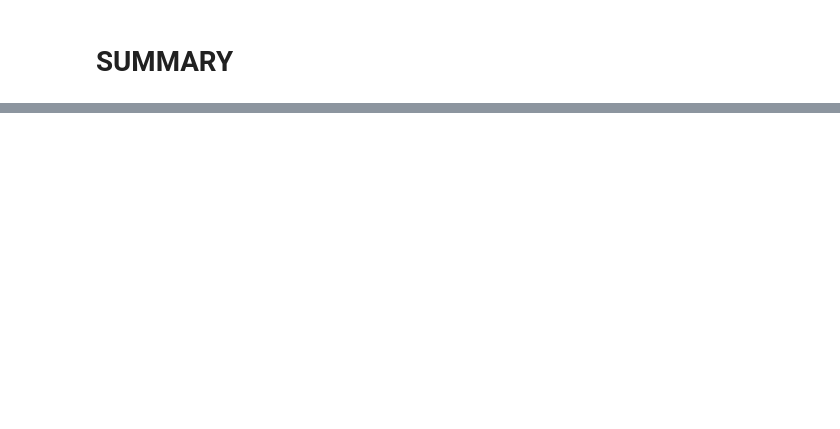
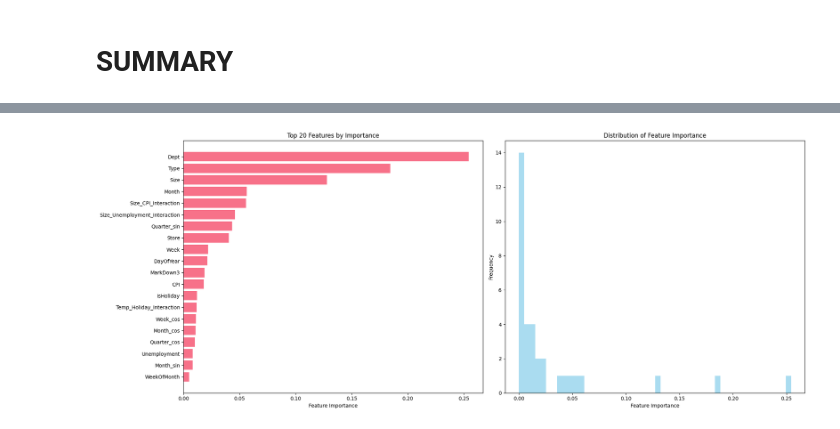
Before and after one commit to wrymp/Final-Project-Walmart-Recruiting---Store-Sales-Forecasting, a Jupyter notebook: model_experiment_XGBoost.ipynb, the cells around one changed output, grey strips where cells are left out. Cells and saved outputs as stored; diff of their text form; code cells hidden in the pictures; blank space fills up the shorter version.

```diff
--- a/model_experiment_XGBoost.ipynb
+++ b/model_experiment_XGBoost.ipynb
@@ -872,0 +1004,20 @@ Find logs at: ./wandb/run-20250703_214927-hx6s95xj/logs
+# %%
+# Create final pipeline
+print("\nCreating final pipeline...")
+
+final_preprocessor = WalmartDataPreprocessor(
+    create_lag_features=True,
+    lag_periods=[1, 2, 4, 8],
+    rolling_windows=[4, 8, 12],
+    create_interactions=True
+)
+
+final_model = xgb.XGBRegressor(**final_params)
+
+# Create pipeline
+final_pipeline = Pipeline([
+    ('preprocessor', final_preprocessor),
+    ('model', final_model)
+])
+
+print("Pipeline created successfully!")
@@ -872,0 +1086,48 @@ Find logs at: ./wandb/run-20250703_214927-hx6s95xj/logs
+# %%
+# Feature importance analysis
+print("\n=== FEATURE IMPORTANCE ANALYSIS ===")
+
+feature_importance = final_model.feature_importances_
+processed_features = final_preprocessor.transform(X_final.head(1))
+feature_names = processed_features.columns
+
+importance_df = pd.DataFrame({
+    'Feature': feature_names,
+    'Importance': feature_importance,
+    'Importance_Pct': (feature_importance / feature_importance.sum()) * 100
+}).sort_values('Importance', ascending=False)
+
+print(f"Top 20 Most Important Features:")
+for i, (_, row) in enumerate(importance_df.head(20).iterrows()):
+    print(f"{i+1:2d}. {row['Feature']:<25} | {row['Importance']:.4f} ({row['Importance_Pct']:.1f}%)")
+
+# Create feature importance visualization
+fig, (ax1, ax2) = plt.subplots(1, 2, figsize=(20, 8))
+
+# Top 20 features
+top_20 = importance_df.head(20)
+ax1.barh(range(len(top_20)), top_20['Importance'])
+ax1.set_yticks(range(len(top_20)))
+ax1.set_yticklabels(top_20['Feature'])
+ax1.set_xlabel('Feature Importance')
+ax1.set_title('Top 20 Features by Importance')
+ax1.invert_yaxis()
+
+# Feature importance distribution
+ax2.hist(importance_df['Importance'], bins=50, alpha=0.7, color='skyblue')
+ax2.set_xlabel('Feature Importance')
+ax2.set_ylabel('Frequency')
+ax2.set_title('Distribution of Feature Importance')
+
+plt.tight_layout()
+plt.savefig('final_feature_importance.png', dpi=300, bbox_inches='tight')
+wandb.log({"final_feature_importance": wandb.Image('final_feature_importance.png')})
+plt.show()
+
+# Log top features
+wandb.log({
+    'top_10_features': top_20.head(10)['Feature'].tolist(),
+    'top_20_features_table': wandb.Table(dataframe=top_20),
+    'total_features': len(feature_names)
+})
+# %% [output]
@@ -872,0 +1151 @@ Find logs at: ./wandb/run-20250703_214927-hx6s95xj/logs
+[figure, added]
```
Also changed, not shown: parts of 20 cells of this notebook.
